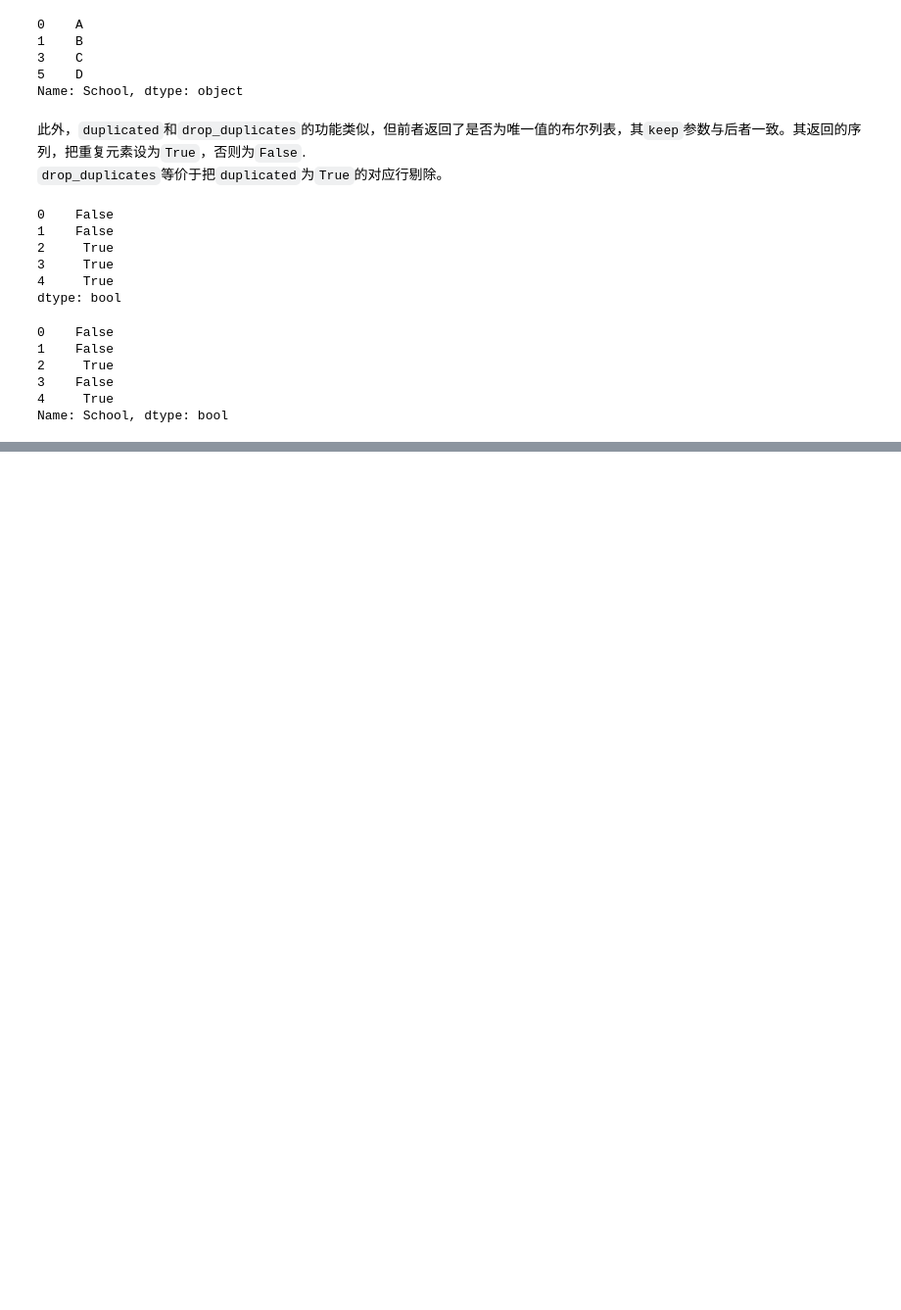
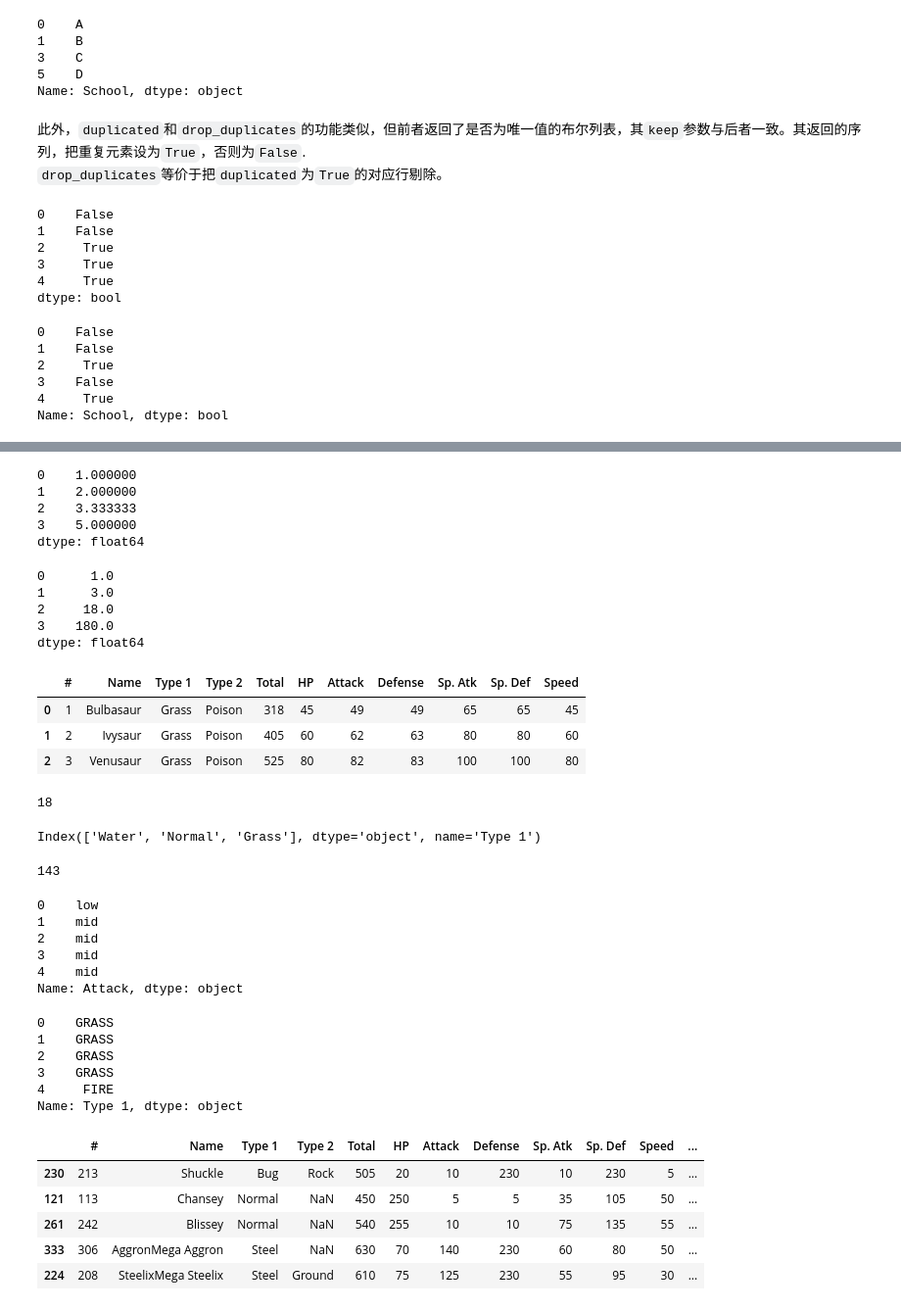
Before and after one commit to Userwzc/Personal_Learning, a Jupyter notebook: Joyful-pandas/pandas_basis/file_read_write.ipynb, the cells around one changed output, grey strips where cells are left out. Shown at 98% size. Saved outputs shown, nothing was run; the diff lists cells and outputs as text; code cells hidden in the pictures; blank space fills up the shorter version.

```diff
--- a/Joyful-pandas/pandas_basis/file_read_write.ipynb
+++ b/Joyful-pandas/pandas_basis/file_read_write.ipynb
@@ -437,0 +812,74 @@ Name: School, dtype: bool
+# %%
+s = pd.Series([1,3,6,10])
+s.expanding().mean()
+# %% [output]
+0    1.000000
+1    2.000000
+2    3.333333
+3    5.000000
+dtype: float64
+# %%
+# cummax, cumsum, cumprod
+s.expanding().max()
+s.expanding().sum()
+s.expanding().apply(lambda x: x.prod())
+# %% [output]
+0      1.0
+1      3.0
+2     18.0
+3    180.0
+dtype: float64
+# %%
+# Ex1
+df = pd.read_csv('./Pokemon.csv')
+df.head(3)
+# %% [output]
+|  | # | Name | Type 1 | Type 2 | Total | HP | Attack | Defense | Sp. Atk | Sp. Def | Speed |
+| 0 | 1 | Bulbasaur | Grass | Poison | 318 | 45 | 49 | 49 | 65 | 65 | 45 |
+| 1 | 2 | Ivysaur | Grass | Poison | 405 | 60 | 62 | 63 | 80 | 80 | 60 |
+| 2 | 3 | Venusaur | Grass | Poison | 525 | 80 | 82 | 83 | 100 | 100 | 80 |
+# %%
+eval = df['Total'] == df[['HP','Attack','Defense','Sp. Atk','Sp. Def','Speed']].sum(axis = 1)
+eval.unique()      # 查看是否全部为True，如果是则说明Total列是各项属性之和
+
+df_dup = df.drop_duplicates('#', keep = 'first')    # 去除宝可梦编号重复的行
+df_dup['Type 1'].nunique()      # 查看第一属性的种类数
+# %% [output]
+18
+# %%
+df_dup['Type 1'].value_counts().index[:3] # 查看第一属性中出现频率最高的三种属性
+# %% [output]
+Index(['Water', 'Normal', 'Grass'], dtype='object', name='Type 1')
+# %%
+df_dup.drop_duplicates(['Type 1', 'Type 2']).shape[0]
+# %% [output]
+143
+# %%
+df['Attack'].mask(df['Attack']>120, 'high').mask(df['Attack']<50, 'low').mask((50<=df['Attack'])&(df['Attack']<=120), 'mid').head()
+# %% [output]
+0    low
+1    mid
+2    mid
+3    mid
+4    mid
+Name: Attack, dtype: object
+# %%
+df['Type 1'].replace({i:str.upper(i) for i in df['Type 1'].unique()})
+df['Type 1'].apply(lambda x:str.upper(x)).head()
+# %% [output]
+0    GRASS
+1    GRASS
+2    GRASS
+3    GRASS
+4     FIRE
+Name: Type 1, dtype: object
+# %%
+df['Deviation'] = df[['HP','Attack','Defense','Sp. Atk','Sp. Def','Speed']].apply(lambda x: max((x - x.median()).abs()), axis=1)
+df.sort_values('Deviation', ascending=False).head()
+# %% [output]
+|  | # | Name | Type 1 | Type 2 | Total | HP | Attack | Defense | Sp. Atk | Sp. Def | Speed | ... |
+| 230 | 213 | Shuckle | Bug | Rock | 505 | 20 | 10 | 230 | 10 | 230 | 5 | ... |
+| 121 | 113 | Chansey | Normal | NaN | 450 | 250 | 5 | 5 | 35 | 105 | 50 | ... |
+| 261 | 242 | Blissey | Normal | NaN | 540 | 255 | 10 | 10 | 75 | 135 | 55 | ... |
+| 333 | 306 | AggronMega Aggron | Steel | NaN | 630 | 70 | 140 | 230 | 60 | 80 | 50 | ... |
+| 224 | 208 | SteelixMega Steelix | Steel | Ground | 610 | 75 | 125 | 230 | 55 | 95 | 30 | ... |
```
Also changed, not shown: parts of 61 cells of this notebook, 1 other file.
